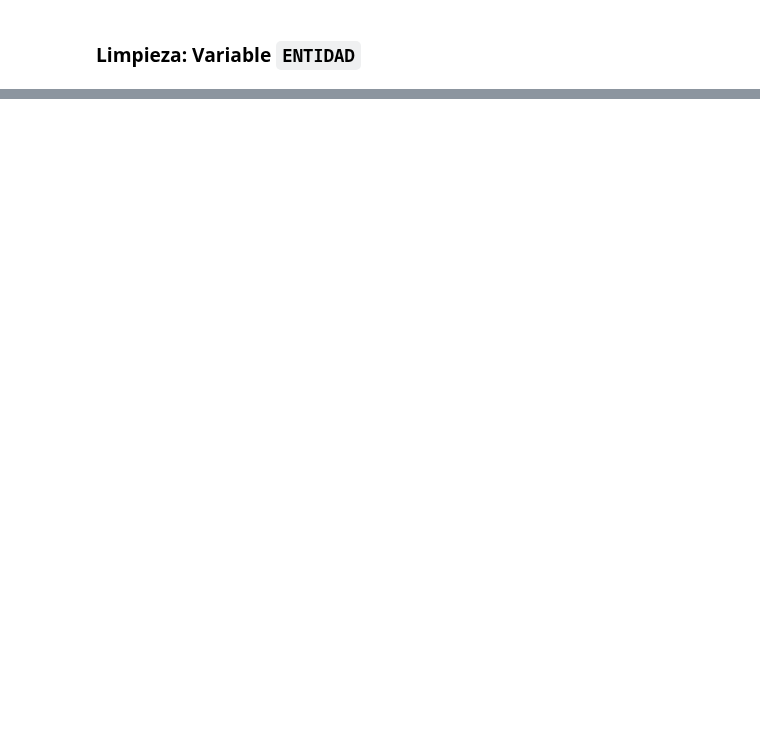
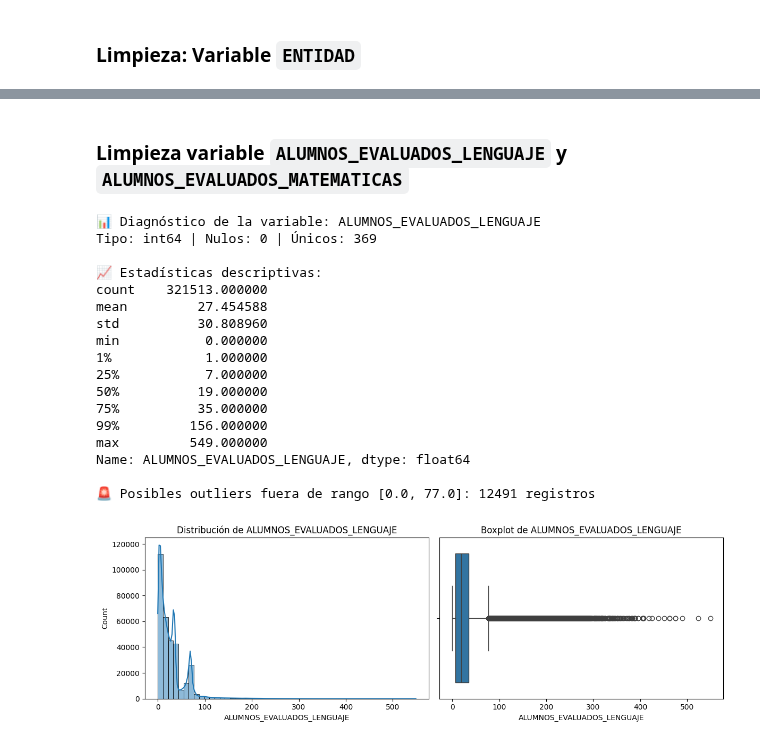
Before and after one commit to EAPS94/datos_tesis_petc, a Jupyter notebook: notebooks/exploracion_planea.ipynb, the cells around one changed output, grey strips where cells are left out. Saved outputs shown, nothing was run; the diff lists cells and outputs as text; code cells hidden in the pictures; blank space fills up the shorter version.

```diff
--- a/notebooks/exploracion_planea.ipynb
+++ b/notebooks/exploracion_planea.ipynb
@@ -192,0 +553,23 @@ Tipo: string | Nulos: 0 | Únicos: 32
+# %% [markdown]
+### Limpieza variable `ALUMNOS_EVALUADOS_LENGUAJE` y `ALUMNOS_EVALUADOS_MATEMATICAS`
+# %%
+analizar_variable_numerica(df, "ALUMNOS_EVALUADOS_LENGUAJE")
+# %% [output]
+📊 Diagnóstico de la variable: ALUMNOS_EVALUADOS_LENGUAJE
+Tipo: int64 | Nulos: 0 | Únicos: 369
+
+📈 Estadísticas descriptivas:
+count    321513.000000
+mean         27.454588
+std          30.808960
+min           0.000000
+1%            1.000000
+25%           7.000000
+50%          19.000000
+75%          35.000000
+99%         156.000000
+max         549.000000
+Name: ALUMNOS_EVALUADOS_LENGUAJE, dtype: float64
+
+🚨 Posibles outliers fuera de rango [0.0, 77.0]: 12491 registros
+[figure, added]
```
Also changed, not shown: parts of 23 cells of this notebook, 2 other files.
